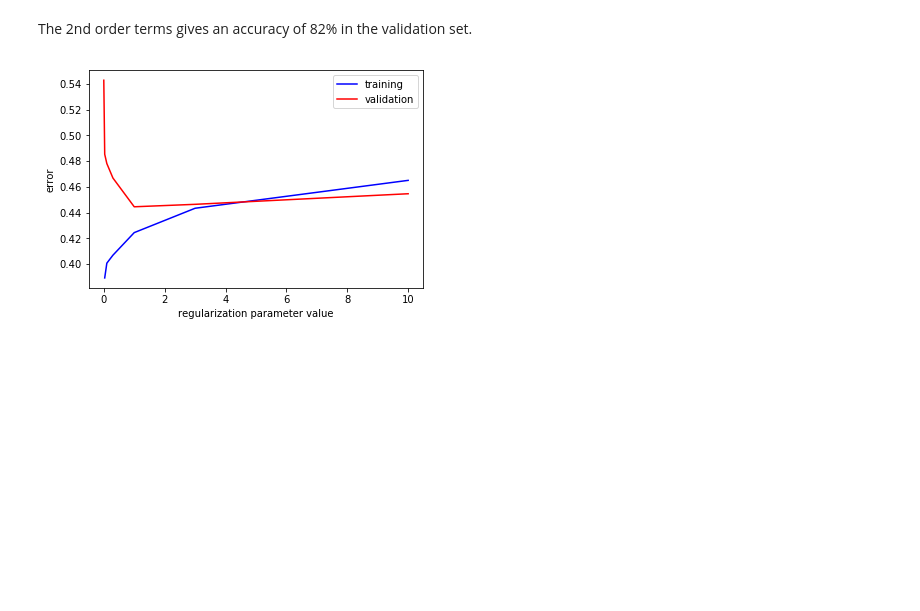
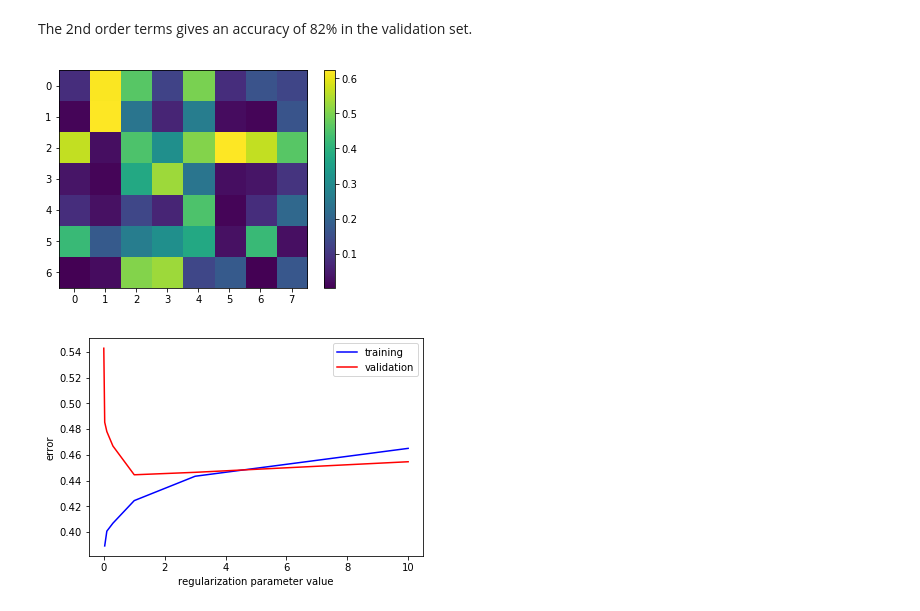
Before and after one commit to badGarnet/titanic_survive, a Jupyter notebook: LG notes.ipynb, the cells around one changed output. Saved outputs shown, nothing was run; the diff lists cells and outputs as text; code cells hidden in the pictures; blank space fills up the shorter version.

```diff
--- a/LG notes.ipynb
+++ b/LG notes.ipynb
@@ -152,6 +152,12 @@ yvad_predict[yvad_predict <= 0.5] = 0
 0.81703470031545744
 # %% [markdown]
 The 2nd order terms gives an accuracy of 82% in the validation set.
+# %%
+plt.imshow(np.abs(w[0].reshape(7, 8)))
+plt.colorbar()
+plt.show()
+# %% [output]
+[figure, added]
 # %%
 regpara = np.array([0, 0.01, 0.03, 0.1, 0.3, 1, 3, 10])
 trainerror = np.zeros(shape = (regpara.size, 1))
```
Also changed, not shown: parts of 9 cells of this notebook.
